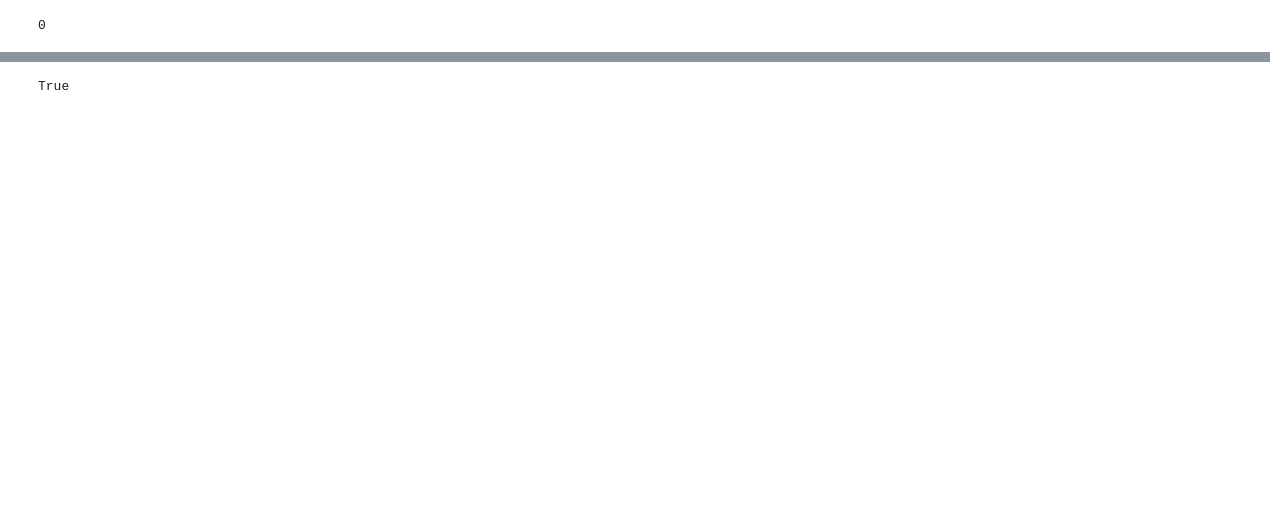
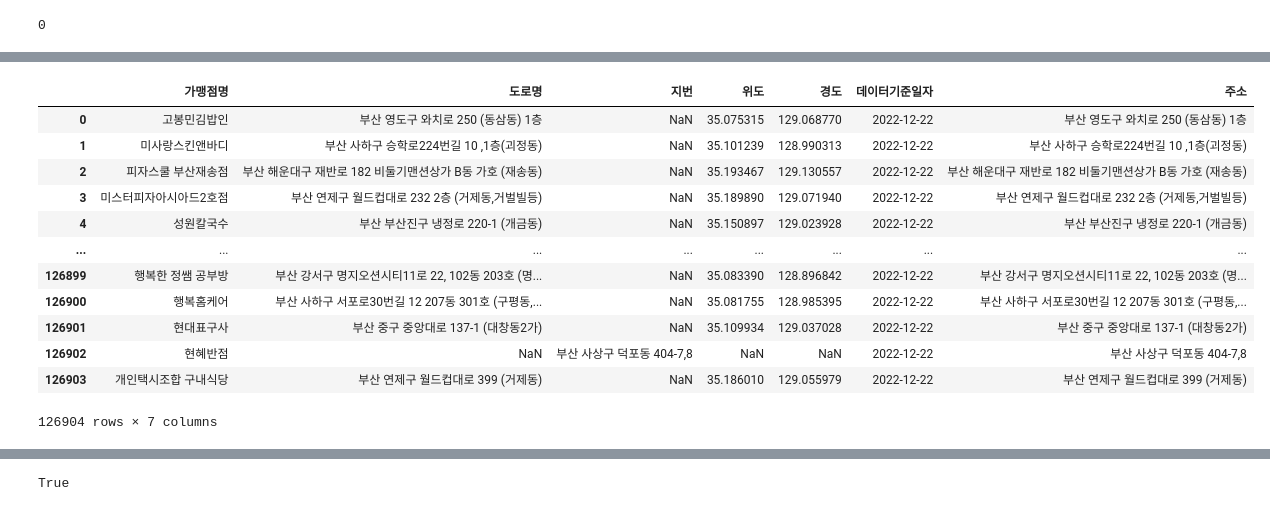
Before and after one commit to seongwonM/BusanPay-Insights, a Jupyter notebook: map0512.ipynb, the cells around one changed output, grey strips where cells are left out. Cells and saved outputs as stored; diff of their text form; code cells hidden in the pictures; blank space fills up the shorter version.

```diff
--- a/map0512.ipynb
+++ b/map0512.ipynb
@@ -81,3 +87,7 @@ store = store[store['주소'].str.startswith('부산')]
+# %%
+store = store.reset_index(drop=True) #제거된 행 인덱스 리셋
 # %%
-# 부산광역시 수정 됨.
-store['주소'].str.replace('부산광역시','부산')
+# 부산광역시를 부산으로 수정.
+store_name = store['주소'].str.replace('부산광역시','부산')
+# 부산시를 부산으로 수정
+store_name = store['주소'].str.replace('부산시','부산')
@@ -97 +109,22 @@ Name: 주소, Length: 126941, dtype: object
+# %%
+# 부산광역시 -> 부산 변경한 컬럼 데이터 넣기
+store['주소'] = store_name
+# %%
+# 인덱스 리셋
+store = store.reset_index(drop=True)
+store
+# %% [output]
+|  | 가맹점명 | 도로명 | 지번 | 위도 | 경도 | 데이터기준일자 | 주소 |
+| 0 | 고봉민김밥인 | 부산 영도구 와치로 250 (동삼동) 1층 | NaN | 35.075315 | 129.068770 | 2022-12-22 | 부산 영도구 와치로 250 (동삼동) 1층 |
+| 1 | 미사랑스킨앤바디 | 부산 사하구 승학로224번길 10 ,1층(괴정동) | NaN | 35.101239 | 128.990313 | 2022-12-22 | 부산 사하구 승학로224번길 10 ,1층(괴정동) |
+| 2 | 피자스쿨 부산재송점 | 부산 해운대구 재반로 182 비둘기맨션상가 B동 가호 (재송동) | NaN | 35.193467 | 129.130557 | 2022-12-22 | 부산 해운대구 재반로 182 비둘기맨션상가 B동 가호 (재송동) |
+| 3 | 미스터피자아시아드2호점 | 부산 연제구 월드컵대로 232 2층 (거제동,거벌빌등) | NaN | 35.189890 | 129.071940 | 2022-12-22 | 부산 연제구 월드컵대로 232 2층 (거제동,거벌빌등) |
+| 4 | 성원칼국수 | 부산 부산진구 냉정로 220-1 (개금동) | NaN | 35.150897 | 129.023928 | 2022-12-22 | 부산 부산진구 냉정로 220-1 (개금동) |
+| ... | ... | ... | ... | ... | ... | ... | ... |
+| 126899 | 행복한 정쌤 공부방 | 부산 강서구 명지오션시티11로 22, 102동 203호 (명... | NaN | 35.083390 | 128.896842 | 2022-12-22 | 부산 강서구 명지오션시티11로 22, 102동 203호 (명... |
+| 126900 | 행복홈케어 | 부산 사하구 서포로30번길 12 207동 301호 (구평동,... | NaN | 35.081755 | 128.985395 | 2022-12-22 | 부산 사하구 서포로30번길 12 207동 301호 (구평동,... |
+| 126901 | 현대표구사 | 부산 중구 중앙대로 137-1 (대창동2가) | NaN | 35.109934 | 129.037028 | 2022-12-22 | 부산 중구 중앙대로 137-1 (대창동2가) |
+| 126902 | 현혜반점 | NaN | 부산 사상구 덕포동 404-7,8 | NaN | NaN | 2022-12-22 | 부산 사상구 덕포동 404-7,8 |
+| 126903 | 개인택시조합 구내식당 | 부산 연제구 월드컵대로 399 (거제동) | NaN | 35.186010 | 129.055979 | 2022-12-22 | 부산 연제구 월드컵대로 399 (거제동) |
+126904 rows × 7 columns
 # %%
```
Also changed, not shown: parts of 23 cells of this notebook.
